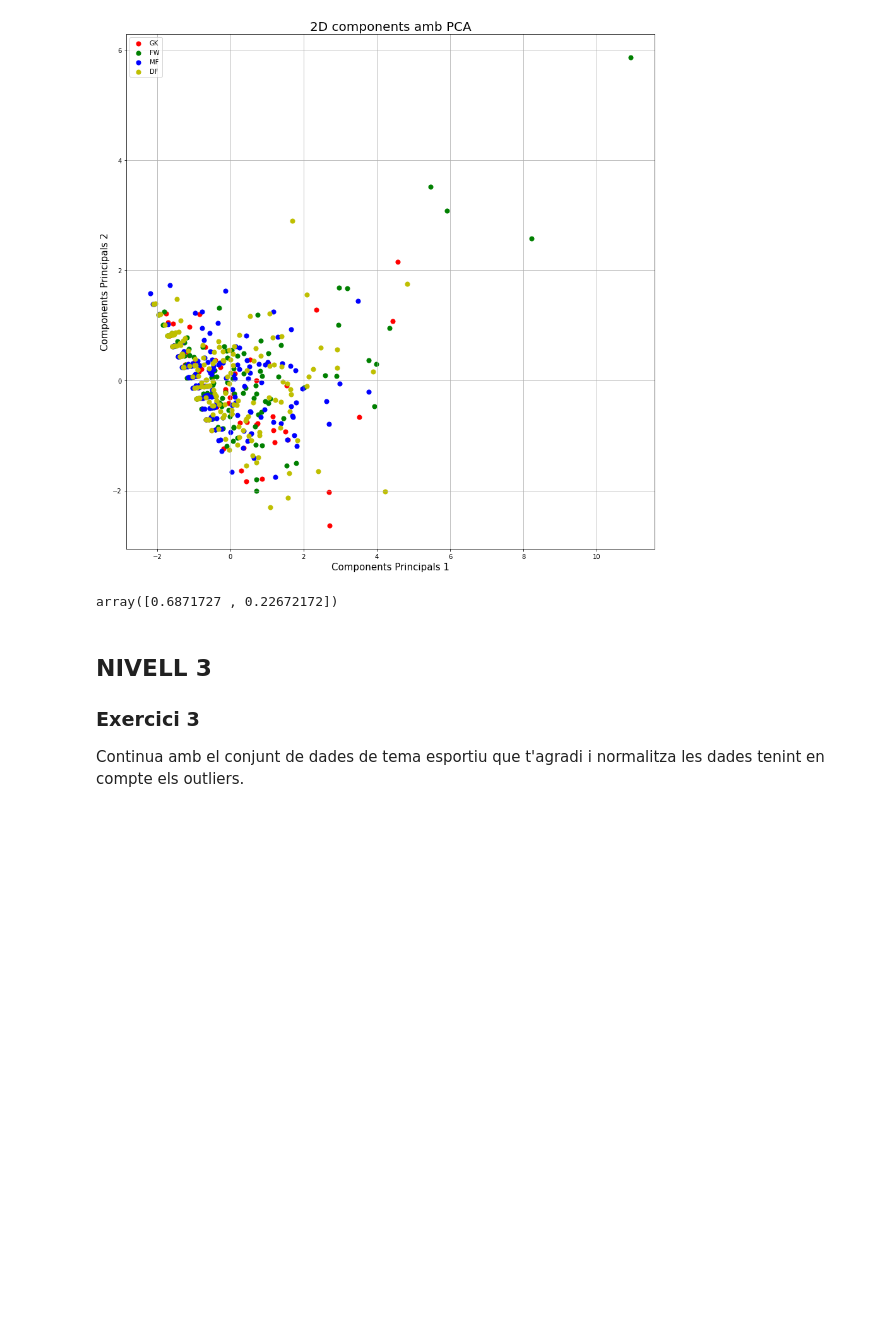
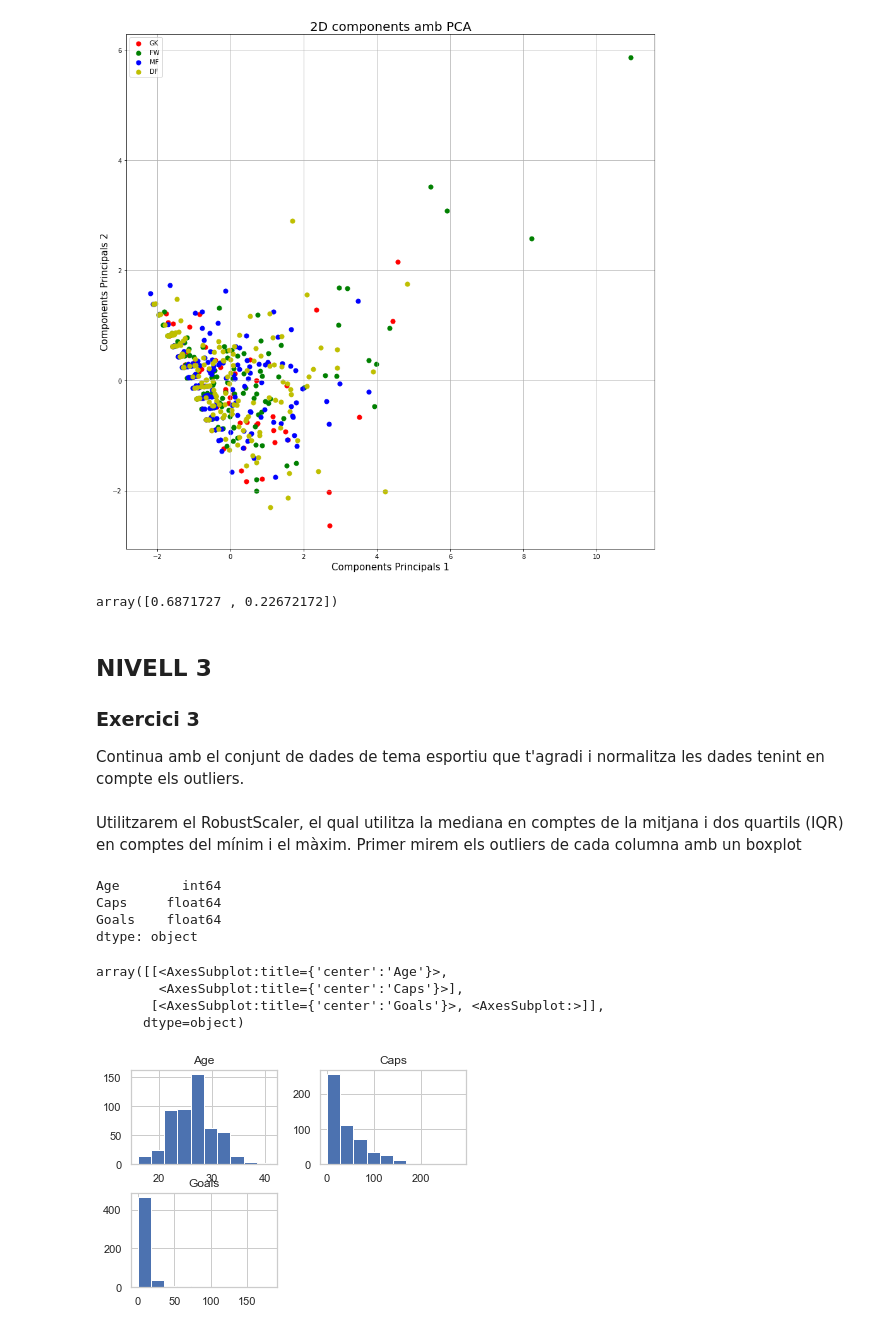
Before and after one commit to anmaba/Feature-engineering, a Jupyter notebook: Sprint 8 T01.ipynb, the cells around one changed output. Cells and saved outputs as stored; diff of their text form; code cells hidden in the pictures; blank space fills up the shorter version.

```diff
--- a/Sprint 8 T01.ipynb
+++ b/Sprint 8 T01.ipynb
@@ -390,3 +390,21 @@ array([0.6871727 , 0.22672172])
 ## NIVELL 3
 ### Exercici 3
 Continua amb el conjunt de dades de tema esportiu que t'agradi i normalitza les dades tenint en compte els outliers.
+# %% [markdown]
+Utilitzarem el RobustScaler, el qual utilitza la mediana en comptes de la mitjana i dos quartils (IQR) en comptes del mínim i el màxim.
+Primer mirem els outliers de cada columna amb un boxplot
+# %%
+numerics.dtypes
+# %% [output]
+Age        int64
+Caps     float64
+Goals    float64
+dtype: object
+# %%
+ numerics.hist()
+# %% [output]
+array([[<AxesSubplot:title={'center':'Age'}>,
+        <AxesSubplot:title={'center':'Caps'}>],
+       [<AxesSubplot:title={'center':'Goals'}>, <AxesSubplot:>]],
+      dtype=object)
+[figure, added]
```
Also changed, not shown: parts of 9 cells of this notebook, 1 other file.
